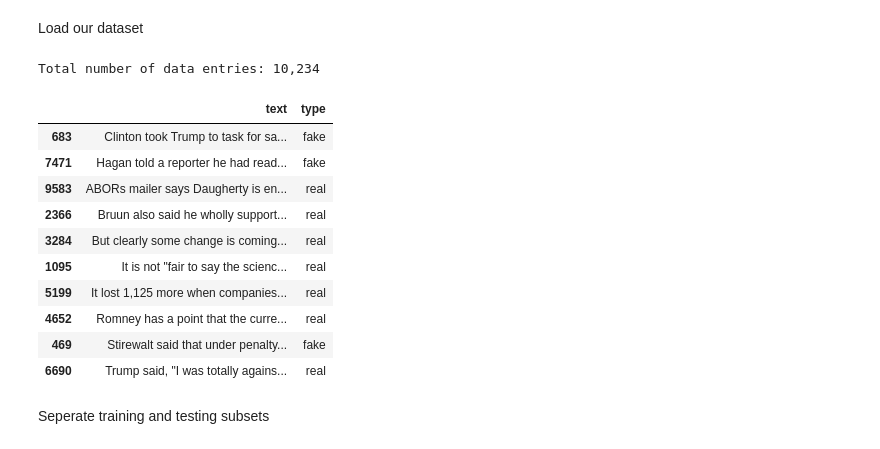
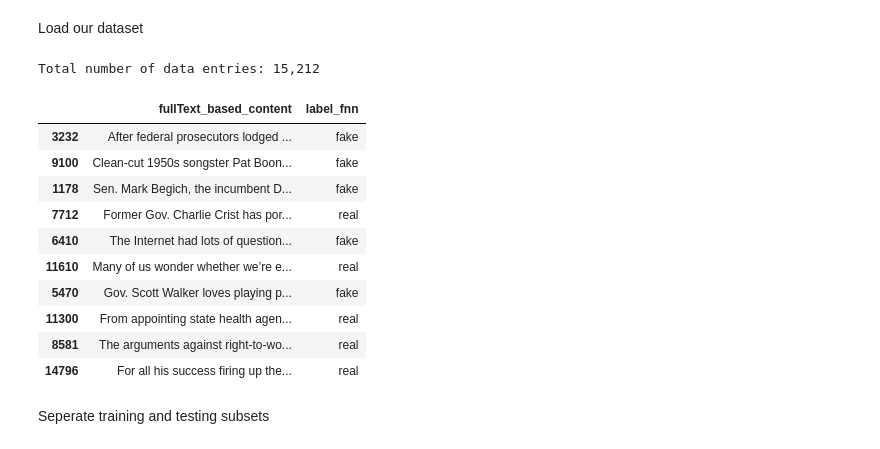
Before and after one commit to Johoodcoder/CS490Project, a Jupyter notebook: Notebooks/CS490ProjectHuggingImplementation.ipynb, the cells around one changed output. Drawn from its saved outputs; the diff is of its cells as text; code cells hidden in the pictures.

```diff
--- a/Notebooks/CS490ProjectHuggingImplementation.ipynb
+++ b/Notebooks/CS490ProjectHuggingImplementation.ipynb
@@ -81,30 +83,31 @@ We will use the GPU: Tesla K80
 Load our dataset
 # %%
 # Load dataset
-# df = pd.read_csv("condensed_fake_real_news_SANITIZED.csv")
-df = pd.read_csv("LIARPLUSTrainSanitized.csv")
-df = df[['text', 'type']]
+# df = pd.read_csv("LIARPLUSTrainSanitized.csv")
+# df = df[['text', 'type']]
+df = pd.read_csv("fnn_train.csv")
+df = df[['fullText_based_content', 'label_fnn']]
 print('Total number of data entries: {:,}\n'.format(df.shape[0]))
 # %% [output]
-Total number of data entries: 10,234
+Total number of data entries: 15,212
 # %%
-df = df[df['type'].isin(['fake', 'real'])]
+df = df[df['label_fnn'].isin(['fake', 'real'])]
 # Scramble data indexes from dataset. Random_state is a seed. This is producing random scrambles for some reason even with the same random_state seed.
 df = df.dropna()
 df = df.sample(frac=1, random_state = 23).reset_index(drop=True)
 df.sample(10)
 # %% [output]
-|  | text | type |
-| 683 | Clinton took Trump to task for sa... | fake |
-| 7471 | Hagan told a reporter he had read... | fake |
-| 9583 | ABORs mailer says Daugherty is en... | real |
-| 2366 | Bruun also said he wholly support... | real |
-| 3284 | But clearly some change is coming... | real |
-| 1095 | It is not "fair to say the scienc... | real |
-| 5199 | It lost 1,125 more when companies... | real |
-| 4652 | Romney has a point that the curre... | real |
-| 469 | Stirewalt said that under penalty... | fake |
-| 6690 | Trump said, "I was totally agains... | real |
+|  | fullText_based_content | label_fnn |
+| 3232 | After federal prosecutors lodged ... | fake |
+| 9100 | Clean-cut 1950s songster Pat Boon... | fake |
+| 1178 | Sen. Mark Begich, the incumbent D... | fake |
+| 7712 | Former Gov. Charlie Crist has por... | real |
+| 6410 | The Internet had lots of question... | fake |
+| 11610 | Many of us wonder whether we’re e... | real |
+| 5470 | Gov. Scott Walker loves playing p... | fake |
+| 11300 | From appointing state health agen... | real |
+| 8581 | The arguments against right-to-wo... | real |
+| 14796 | For all his success firing up the... | real |
 # %% [markdown]
 Seperate training and testing subsets
 # %%
```
Also changed, not shown: parts of 17 cells of this notebook.
